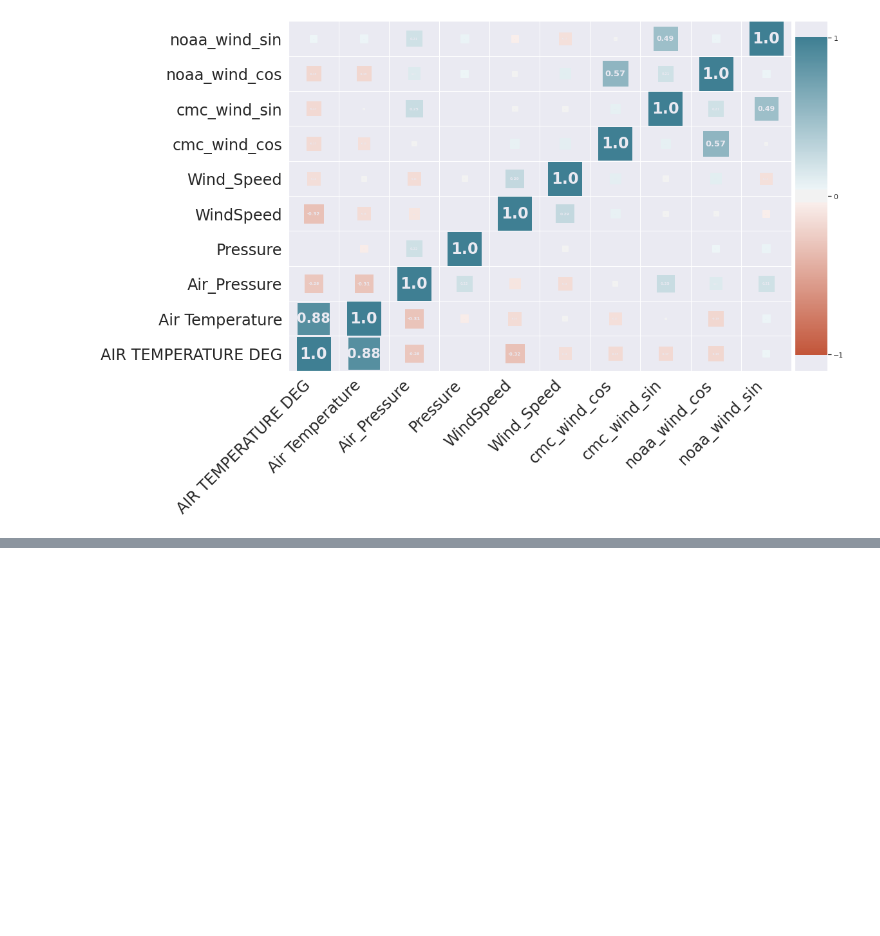
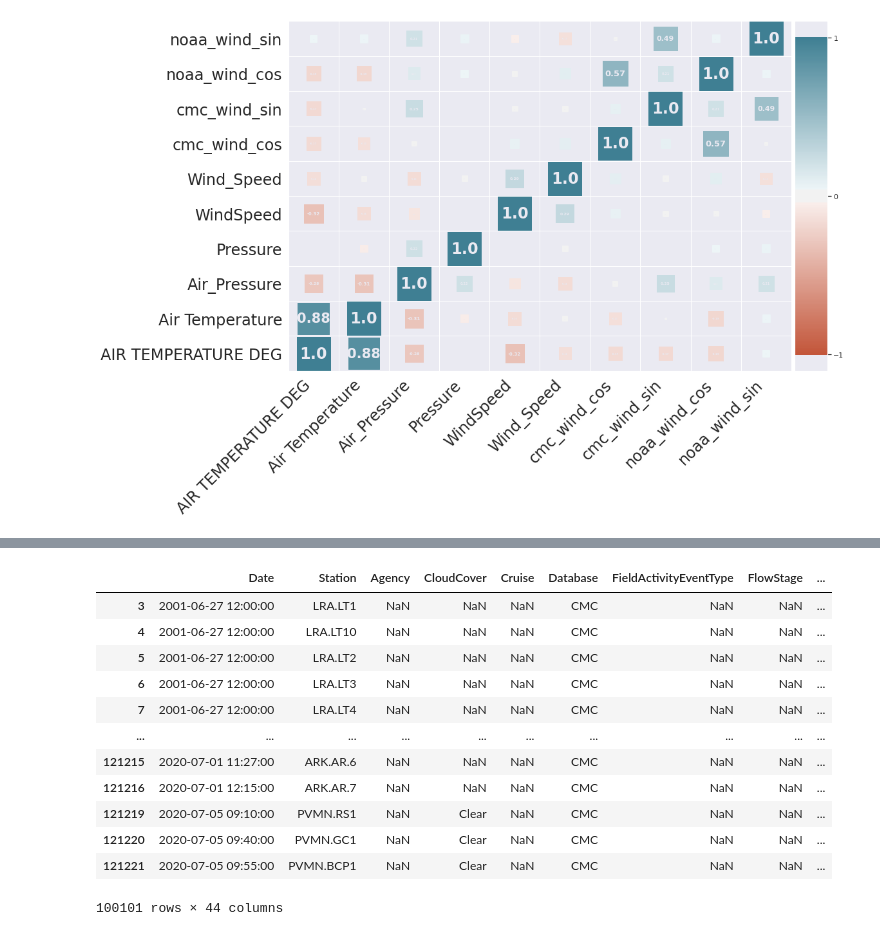
Before and after one commit to coreyryanhanson/hackthebay, a Jupyter notebook: datagathering.ipynb, the cells around one changed output, grey strips where cells are left out. Drawn from its saved outputs; the diff is of its cells as text; code cells hidden in the pictures; blank space fills up the shorter version.

```diff
--- a/datagathering.ipynb
+++ b/datagathering.ipynb
@@ -485,0 +555,16 @@ examine_corr.corr()
+# %%
+cbp_cmc_df[cbp_cmc_df["SPECIFIC CONDUCTIVITY"].isna()]
+# %% [output]
+|  | Date | Station | Agency | CloudCover | Cruise | Database | FieldActivityEventType | FlowStage | ... |
+| 3 | 2001-06-27 12:00:00 | LRA.LT1 | NaN | NaN | NaN | CMC | NaN | NaN | ... |
+| 4 | 2001-06-27 12:00:00 | LRA.LT10 | NaN | NaN | NaN | CMC | NaN | NaN | ... |
+| 5 | 2001-06-27 12:00:00 | LRA.LT2 | NaN | NaN | NaN | CMC | NaN | NaN | ... |
+| 6 | 2001-06-27 12:00:00 | LRA.LT3 | NaN | NaN | NaN | CMC | NaN | NaN | ... |
+| 7 | 2001-06-27 12:00:00 | LRA.LT4 | NaN | NaN | NaN | CMC | NaN | NaN | ... |
+| ... | ... | ... | ... | ... | ... | ... | ... | ... | ... |
+| 121215 | 2020-07-01 11:27:00 | ARK.AR.6 | NaN | NaN | NaN | CMC | NaN | NaN | ... |
+| 121216 | 2020-07-01 12:15:00 | ARK.AR.7 | NaN | NaN | NaN | CMC | NaN | NaN | ... |
+| 121219 | 2020-07-05 09:10:00 | PVMN.RS1 | NaN | Clear | NaN | CMC | NaN | NaN | ... |
+| 121220 | 2020-07-05 09:40:00 | PVMN.GC1 | NaN | Clear | NaN | CMC | NaN | NaN | ... |
+| 121221 | 2020-07-05 09:55:00 | PVMN.BCP1 | NaN | Clear | NaN | CMC | NaN | NaN | ... |
+100101 rows × 44 columns
```
Also changed, not shown: parts of 20 cells of this notebook, 2 other files.
